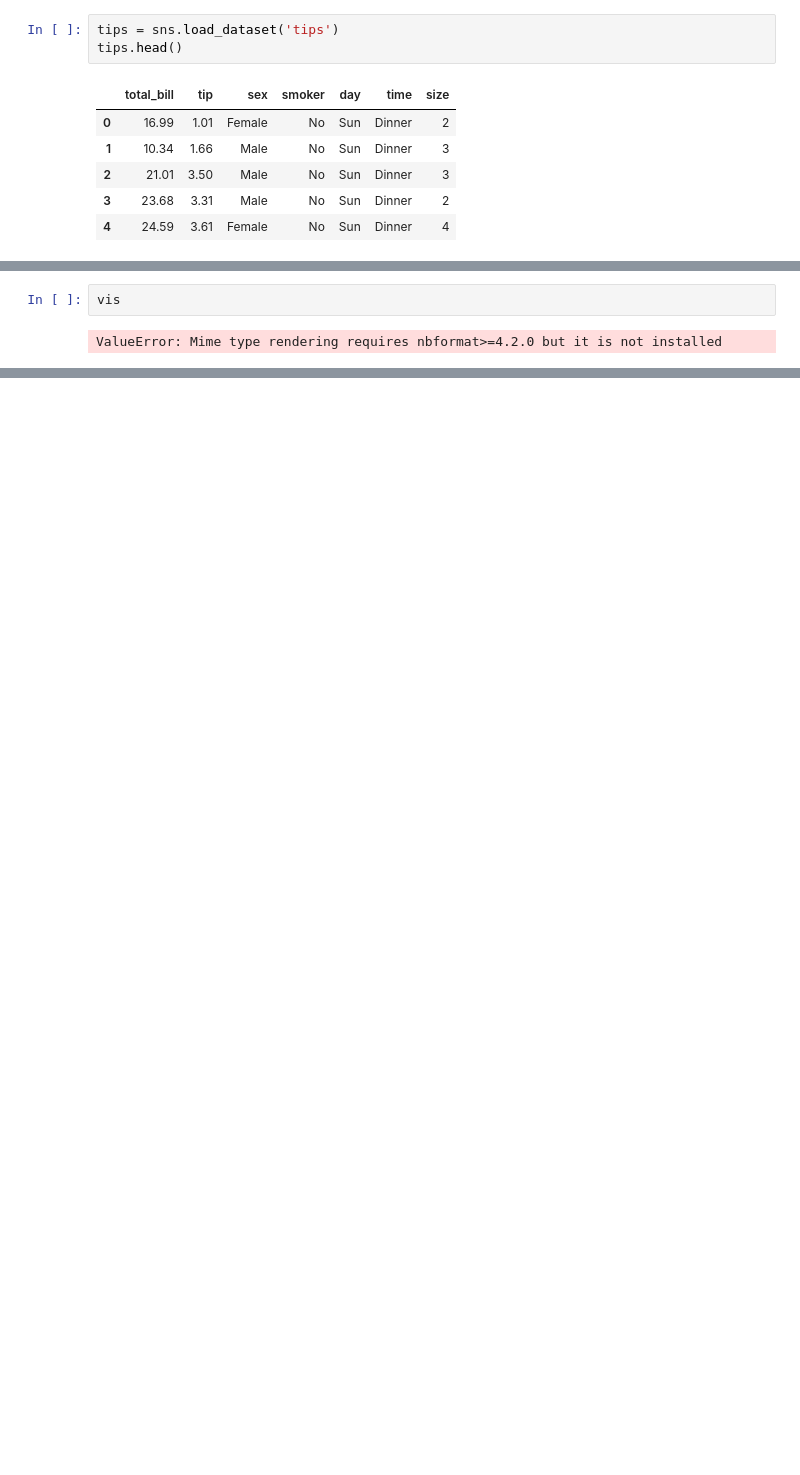
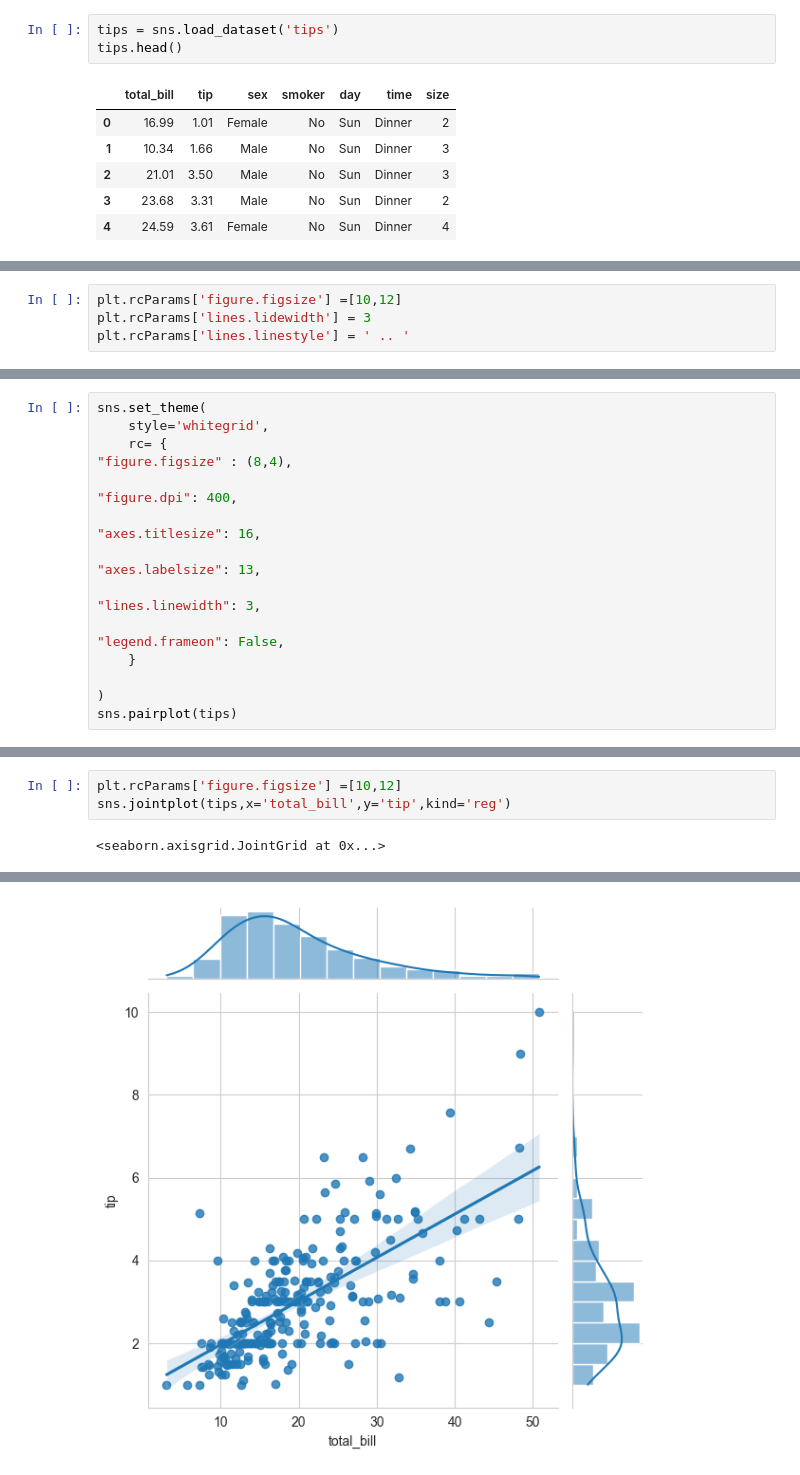
Before and after one commit to aminuddin1234/Artificial_inteligent_and_machine_learning_course, a Jupyter notebook: AI & ML courses/Day 18 -PostGreSQL/plotly visualization.ipynb, the cells around one changed output, grey strips where cells are left out. Drawn from its saved outputs; the diff is of its cells as text; blank space fills up the shorter version.

```diff
--- a/AI & ML courses/Day 18 -PostGreSQL/plotly visualization.ipynb
+++ b/AI & ML courses/Day 18 -PostGreSQL/plotly visualization.ipynb
@@ -40,0 +29,4 @@ new_column = tips[['total_bill','tip']]
+# %%
+plt.rcParams['figure.figsize'] =[10,12]
+plt.rcParams['lines.lidewidth'] = 3
+plt.rcParams['lines.linestyle'] = ' .. '
@@ -40,0 +49,19 @@ new_column = tips[['total_bill','tip']]
+# %%
+sns.set_theme(
+    style='whitegrid',
+    rc= {
+"figure.figsize" : (8,4),
+
+"figure.dpi": 400,
+
+"axes.titlesize": 16,
+
+"axes.labelsize": 13,
+
+"lines.linewidth": 3,
+
+"legend.frameon": False,
+    }
+
+)
+sns.pairplot(tips)
@@ -43,4 +75,5 @@ vis = px.box(data_frame=new_column)
 # %%
-vis
+plt.rcParams['figure.figsize'] =[10,12]
+sns.jointplot(tips,x='total_bill',y='tip',kind='reg')
 # %% [output]
-ValueError: Mime type rendering requires nbformat>=4.2.0 but it is not installed
+<seaborn.axisgrid.JointGrid at 0x...>
@@ -47,0 +80 @@ ValueError: Mime type rendering requires nbformat>=4.2.0 but it is not installed
+[figure, added]
```
Also changed, not shown: parts of 23 cells of this notebook, 5 other files.
